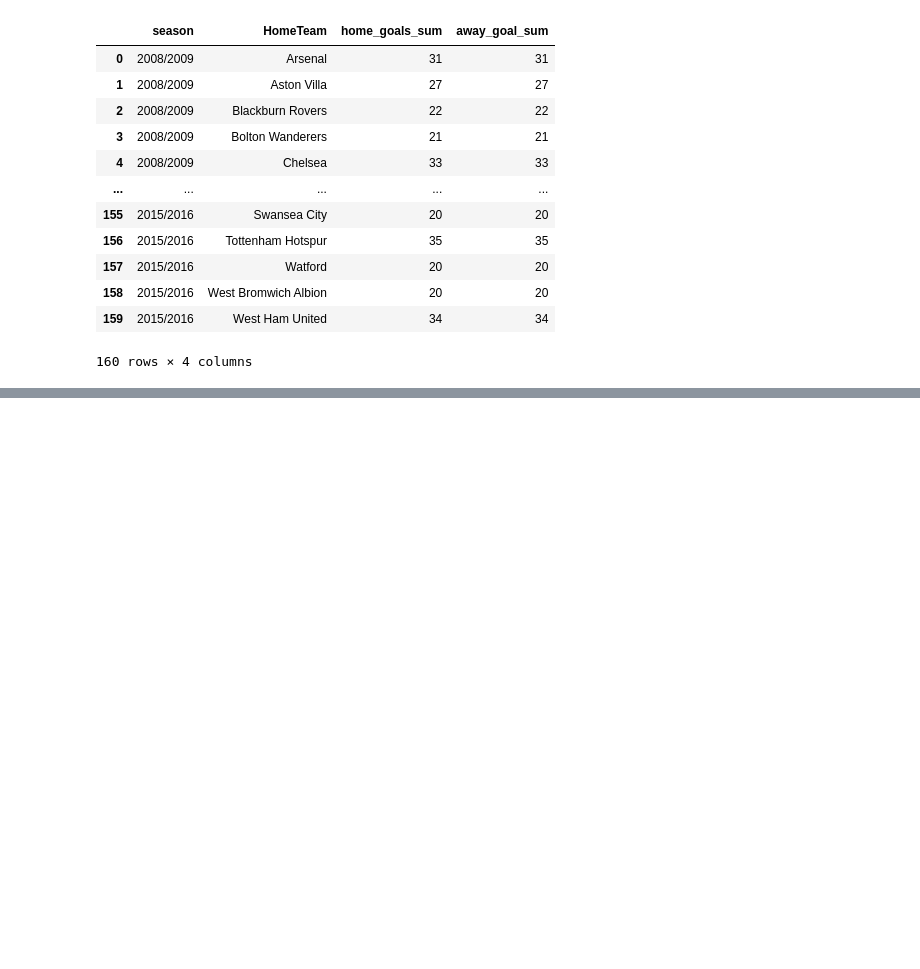
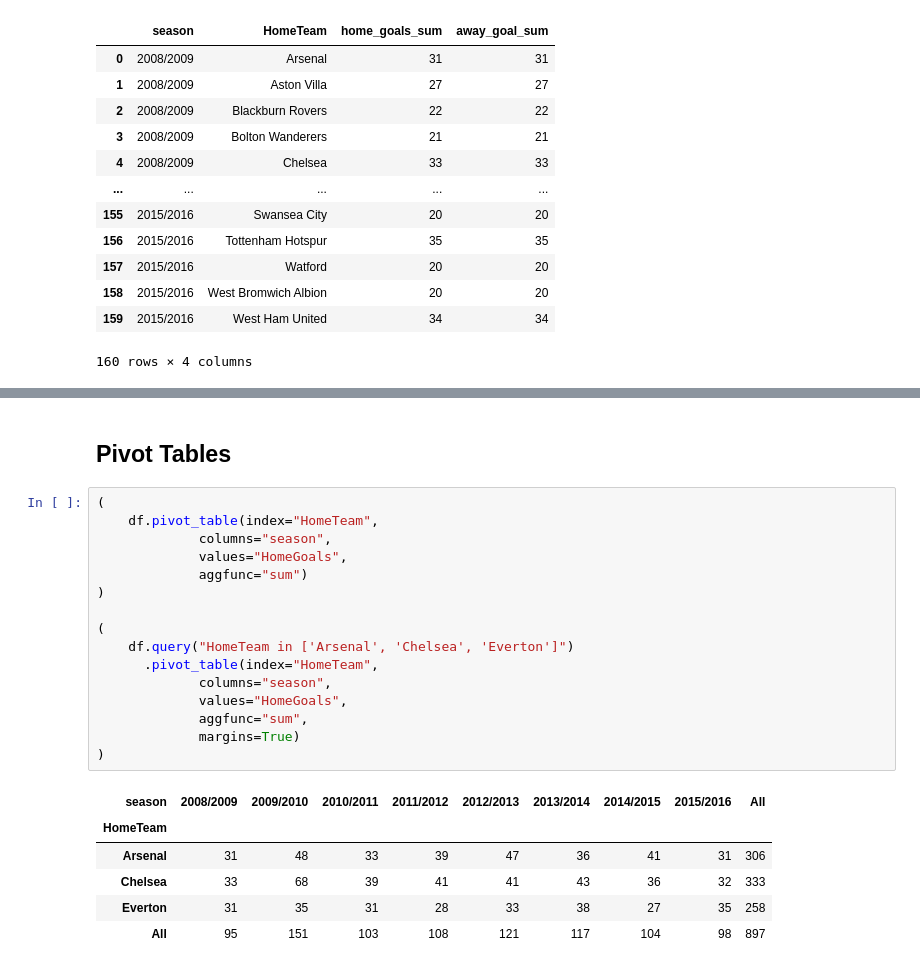
Before and after one commit to Aparecido-Junior/Python_Notebook, a Jupyter notebook: 3_Pandas_Numpy_Maven/4_Aggregating_Reshaping/Grouping.ipynb, the cells around one changed output, grey strips where cells are left out. Saved outputs shown, nothing was run; the diff lists cells and outputs as text; blank space fills up the shorter version.

Commit message:
pivot learned

```diff
--- a/3_Pandas_Numpy_Maven/4_Aggregating_Reshaping/Grouping.ipynb
+++ b/3_Pandas_Numpy_Maven/4_Aggregating_Reshaping/Grouping.ipynb
@@ -163,0 +251,25 @@ df2.reset_index()
+# %% [markdown]
+## Pivot Tables
+# %%
+(
+    df.pivot_table(index="HomeTeam",
+             columns="season",
+             values="HomeGoals",
+             aggfunc="sum")
+)
+
+(
+    df.query("HomeTeam in ['Arsenal', 'Chelsea', 'Everton']")
+      .pivot_table(index="HomeTeam",
+             columns="season",
+             values="HomeGoals",
+             aggfunc="sum",
+             margins=True)
+)
+# %% [output]
+| season | 2008/2009 | 2009/2010 | 2010/2011 | 2011/2012 | 2012/2013 | 2013/2014 | 2014/2015 | 2015/2016 | All |
+| HomeTeam |  |  |  |  |  |  |  |  |  |
+| Arsenal | 31 | 48 | 33 | 39 | 47 | 36 | 41 | 31 | 306 |
+| Chelsea | 33 | 68 | 39 | 41 | 41 | 43 | 36 | 32 | 333 |
+| Everton | 31 | 35 | 31 | 28 | 33 | 38 | 27 | 35 | 258 |
+| All | 95 | 151 | 103 | 108 | 121 | 117 | 104 | 98 | 897 |
```
Also changed, not shown: parts of 6 cells of this notebook.
